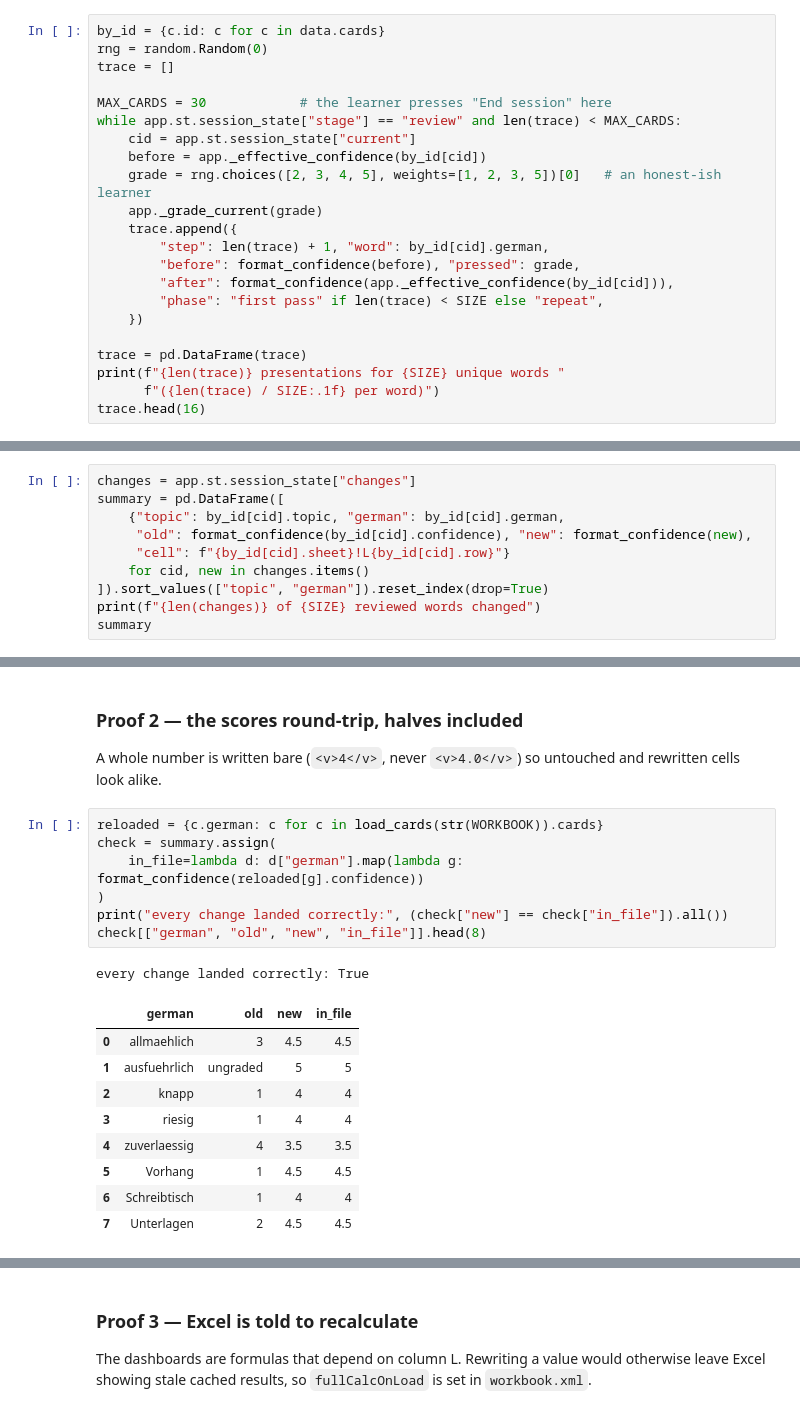
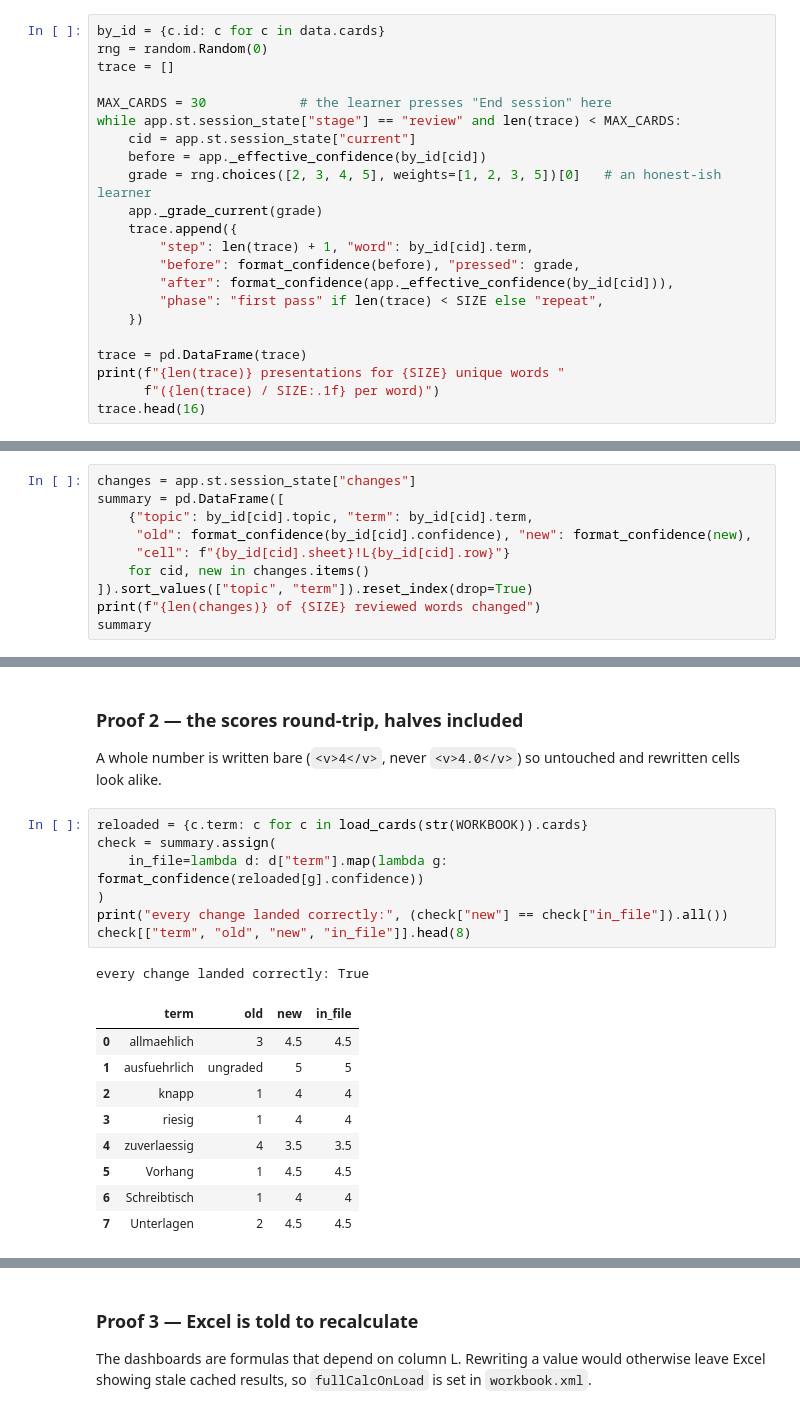
Before and after one commit to Fazel-AVB/language_flashcards, a Jupyter notebook: experiments/03_grading_and_writeback.ipynb, the cells around one changed output, grey strips where cells are left out. Drawn from its saved outputs; the diff is of its cells as text.

```diff
--- a/experiments/03_grading_and_writeback.ipynb
+++ b/experiments/03_grading_and_writeback.ipynb
@@ -136,7 +136,7 @@ while app.st.session_state["stage"] == "review" and len(trace) < MAX_CARDS:
     grade = rng.choices([2, 3, 4, 5], weights=[1, 2, 3, 5])[0]   # an honest-ish learner
     app._grade_current(grade)
     trace.append({
-        "step": len(trace) + 1, "word": by_id[cid].german,
+        "step": len(trace) + 1, "word": by_id[cid].term,
         "before": format_confidence(before), "pressed": grade,
         "after": format_confidence(app._effective_confidence(by_id[cid])),
         "phase": "first pass" if len(trace) < SIZE else "repeat",
@@ -220,11 +220,11 @@ the value already in the file is not a change, even though the word was reviewed
 # %%
 changes = app.st.session_state["changes"]
 summary = pd.DataFrame([
-    {"topic": by_id[cid].topic, "german": by_id[cid].german,
+    {"topic": by_id[cid].topic, "term": by_id[cid].term,
      "old": format_confidence(by_id[cid].confidence), "new": format_confidence(new),
      "cell": f"{by_id[cid].sheet}!L{by_id[cid].row}"}
     for cid, new in changes.items()
-]).sort_values(["topic", "german"]).reset_index(drop=True)
+]).sort_values(["topic", "term"]).reset_index(drop=True)
 print(f"{len(changes)} of {SIZE} reviewed words changed")
 summary
 # %% [output]
@@ -314,15 +314,15 @@ still contains its formulas   : True
 A whole number is written bare (`<v>4</v>`, never `<v>4.0</v>`) so untouched and rewritten
 cells look alike.
 # %%
-reloaded = {c.german: c for c in load_cards(str(WORKBOOK)).cards}
+reloaded = {c.term: c for c in load_cards(str(WORKBOOK)).cards}
 check = summary.assign(
-    in_file=lambda d: d["german"].map(lambda g: format_confidence(reloaded[g].confidence))
+    in_file=lambda d: d["term"].map(lambda g: format_confidence(reloaded[g].confidence))
 )
 print("every change landed correctly:", (check["new"] == check["in_file"]).all())
-check[["german", "old", "new", "in_file"]].head(8)
+check[["term", "old", "new", "in_file"]].head(8)
 # %% [output]
 every change landed correctly: True
-|  | german | old | new | in_file |
+|  | term | old | new | in_file |
 | 0 | allmaehlich | 3 | 4.5 | 4.5 |
 | 1 | ausfuehrlich | ungraded | 5 | 5 |
 | 2 | knapp | 1 | 4 | 4 |
```
Also changed, not shown: parts of 5 cells of this notebook, 16 other files.
